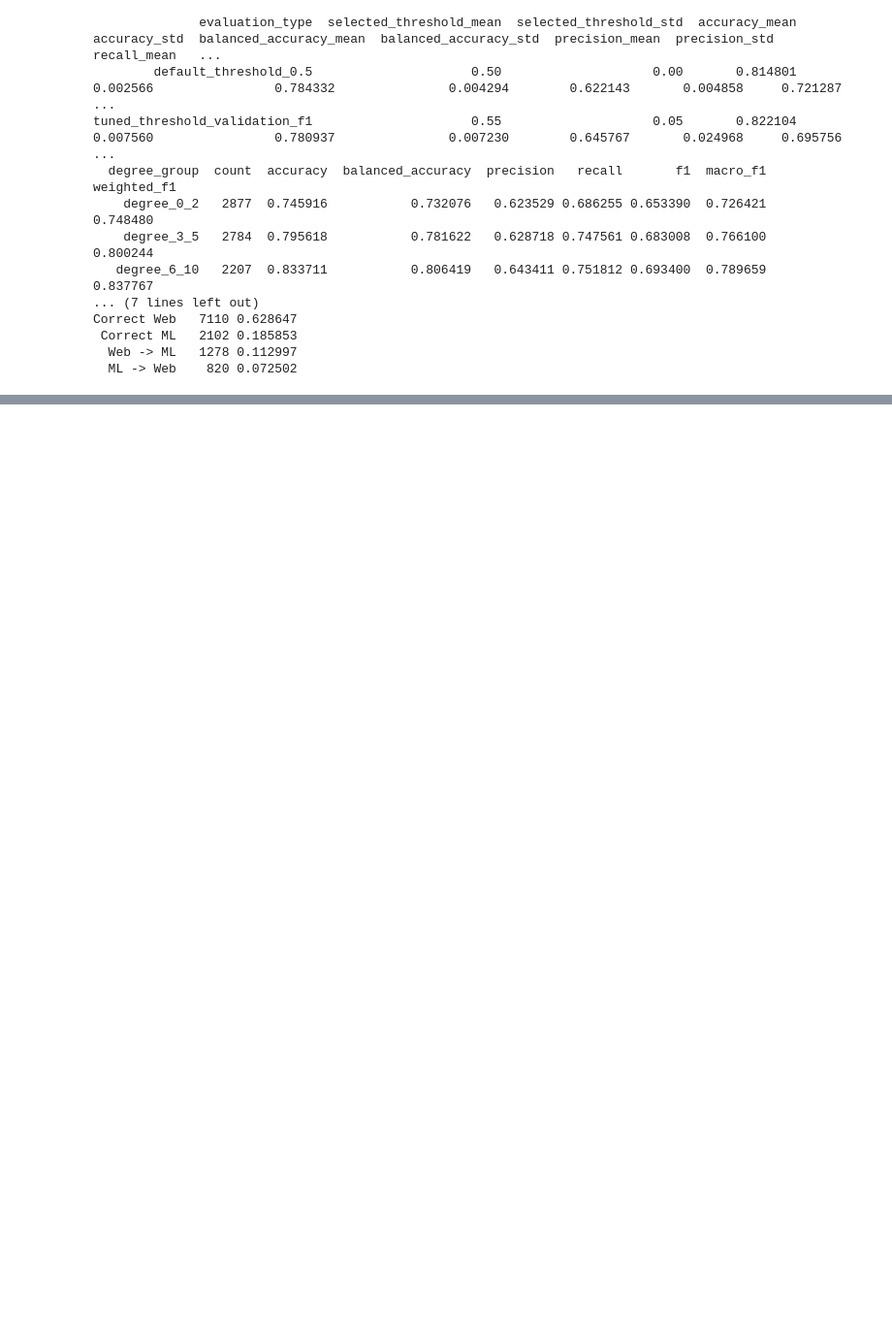
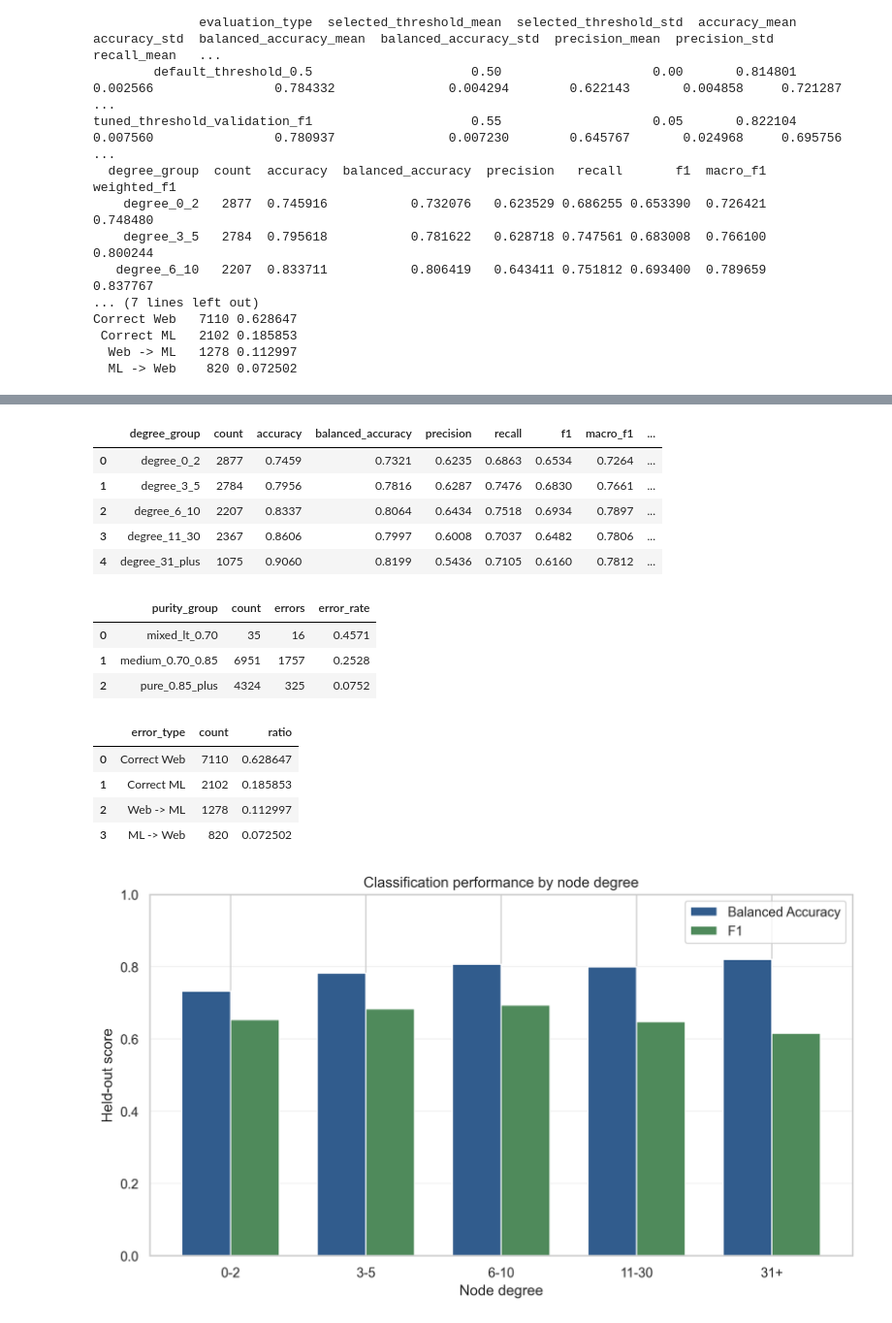
Before and after one commit to OfirAtias/github-social-network, a Jupyter notebook: notebooks/05_node_classification_algorithms.ipynb, the cells around one changed output, grey strips where cells are left out. Shown at 97% size. Cells and saved outputs as stored; diff of their text form; code cells hidden in the pictures; blank space fills up the shorter version.

```diff
--- a/notebooks/05_node_classification_algorithms.ipynb
+++ b/notebooks/05_node_classification_algorithms.ipynb
@@ -1588,0 +126,26 @@ In this notebook we tested several ways to predict each developer label from gra
+# %%
+degree_errors = pd.read_csv(ROOT / "outputs/tables/classification_by_degree_group.csv")
+purity_errors = pd.read_csv(ROOT / "outputs/tables/classification_by_community_purity.csv")
+error_types = pd.read_csv(ROOT / "outputs/tables/classification_error_types.csv")
+display(degree_errors.round(4))
+display(purity_errors.round(4))
+display(error_types)
+display(Image(filename=str(ROOT / "outputs/figures/classification_by_degree_group.png")))
+display(Image(filename=str(ROOT / "outputs/figures/community_purity_error_analysis.png")))
+# %% [output]
+|  | degree_group | count | accuracy | balanced_accuracy | precision | recall | f1 | macro_f1 | ... |
+| 0 | degree_0_2 | 2877 | 0.7459 | 0.7321 | 0.6235 | 0.6863 | 0.6534 | 0.7264 | ... |
+| 1 | degree_3_5 | 2784 | 0.7956 | 0.7816 | 0.6287 | 0.7476 | 0.6830 | 0.7661 | ... |
+| 2 | degree_6_10 | 2207 | 0.8337 | 0.8064 | 0.6434 | 0.7518 | 0.6934 | 0.7897 | ... |
+| 3 | degree_11_30 | 2367 | 0.8606 | 0.7997 | 0.6008 | 0.7037 | 0.6482 | 0.7806 | ... |
+| 4 | degree_31_plus | 1075 | 0.9060 | 0.8199 | 0.5436 | 0.7105 | 0.6160 | 0.7812 | ... |
+|  | purity_group | count | errors | error_rate |
+| 0 | mixed_lt_0.70 | 35 | 16 | 0.4571 |
+| 1 | medium_0.70_0.85 | 6951 | 1757 | 0.2528 |
+| 2 | pure_0.85_plus | 4324 | 325 | 0.0752 |
+|  | error_type | count | ratio |
+| 0 | Correct Web | 7110 | 0.628647 |
+| 1 | Correct ML | 2102 | 0.185853 |
+| 2 | Web -> ML | 1278 | 0.112997 |
+| 3 | ML -> Web | 820 | 0.072502 |
+[figure, added]
```
Also changed, not shown: parts of 96 cells of this notebook, 15 other files.
